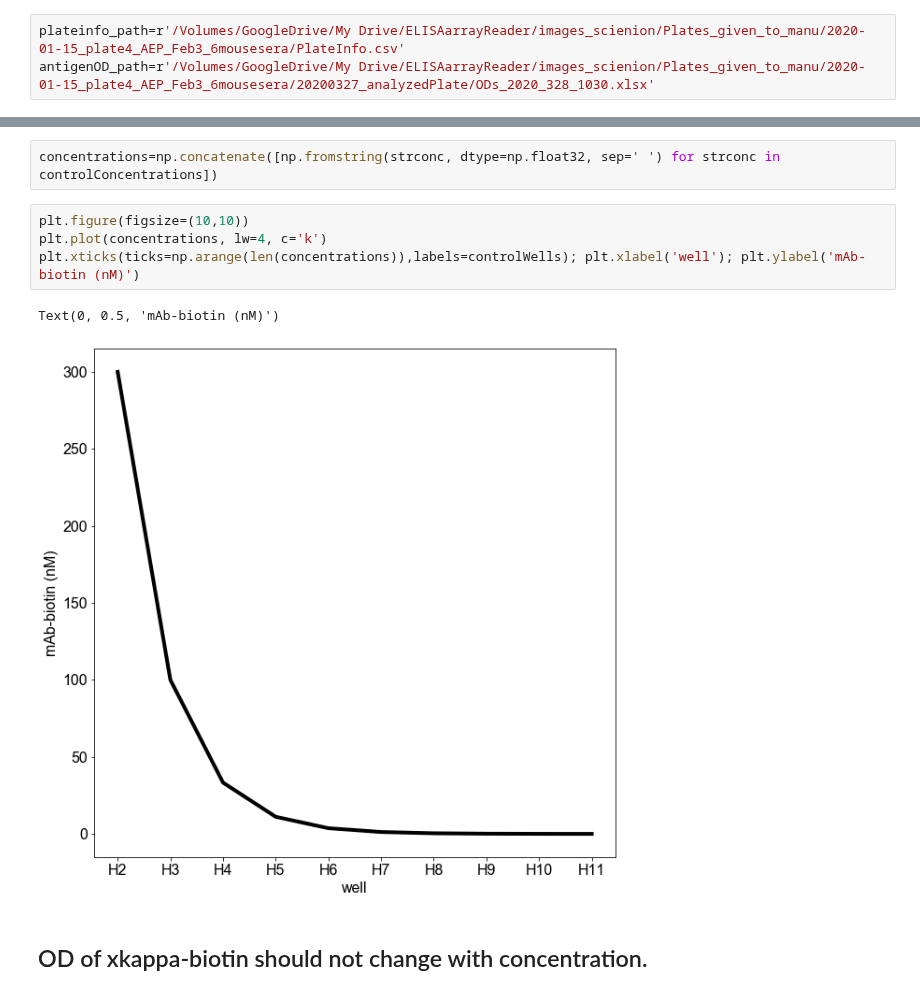
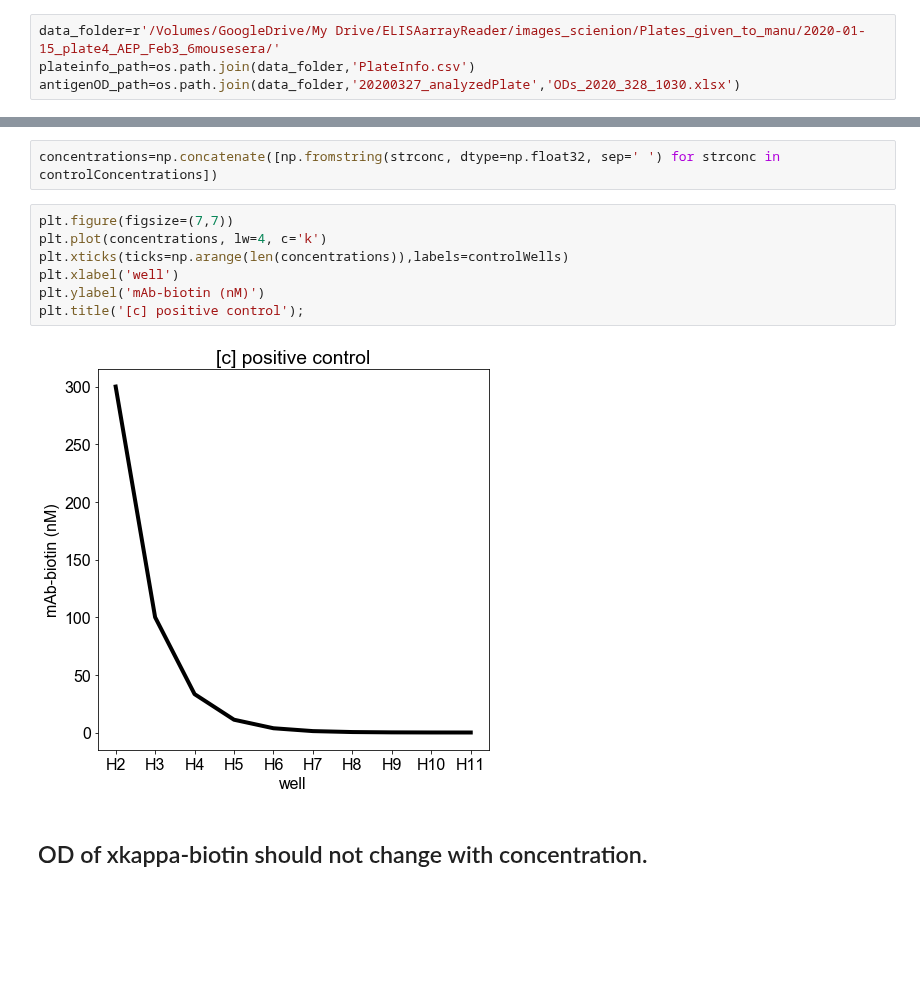
Before and after one commit to mehta-lab/multiSero, a Jupyter notebook: notebooks_interpretation/20200115_plate4_AEP_Feb3_6mousesera.ipynb, the cells around one changed output, grey strips where cells are left out. Saved outputs shown, nothing was run; the diff lists cells and outputs as text; blank space fills up the shorter version.

Commit message:
Analyzed controls for 20200115_plate4 data

```diff
--- a/notebooks_interpretation/20200115_plate4_AEP_Feb3_6mousesera.ipynb
+++ b/notebooks_interpretation/20200115_plate4_AEP_Feb3_6mousesera.ipynb
@@ -22,8 +23,9 @@ For ease of reading and manipulating data, all data is converted in $n$-dimensio
 # %% [markdown]
 # Read identity of wells and antigen spots in 2D arrays
 # %%
-plateinfo_path=r'/Volumes/GoogleDrive/My Drive/ELISAarrayReader/images_scienion/Plates_given_to_manu/2020-01-15_plate4_AEP_Feb3_6mousesera/PlateInfo.csv'
-antigenOD_path=r'/Volumes/GoogleDrive/My Drive/ELISAarrayReader/images_scienion/Plates_given_to_manu/2020-01-15_plate4_AEP_Feb3_6mousesera/20200327_analyzedPlate/ODs_2020_328_1030.xlsx'
+data_folder=r'/Volumes/GoogleDrive/My Drive/ELISAarrayReader/images_scienion/Plates_given_to_manu/2020-01-15_plate4_AEP_Feb3_6mousesera/'
+plateinfo_path=os.path.join(data_folder,'PlateInfo.csv')
+antigenOD_path=os.path.join(data_folder,'20200327_analyzedPlate','ODs_2020_328_1030.xlsx')
 # %%
 plateinfo_dataframe=pd.read_csv(plateinfo_path)
 pprint(plateinfo_dataframe)
@@ -193,12 +195,14 @@ array(['300 nM', '100 nM', '33.3 nM', '11.1 nM', '3.7 nM', '1.23 nM',
 # %%
 concentrations=np.concatenate([np.fromstring(strconc, dtype=np.float32, sep=' ') for strconc in controlConcentrations])
 # %%
-plt.figure(figsize=(10,10))
+plt.figure(figsize=(7,7))
 plt.plot(concentrations, lw=4, c='k')
-plt.xticks(ticks=np.arange(len(concentrations)),labels=controlWells); plt.xlabel('well'); plt.ylabel('mAb-biotin (nM)')
+plt.xticks(ticks=np.arange(len(concentrations)),labels=controlWells)
+plt.xlabel('well')
+plt.ylabel('mAb-biotin (nM)')
+plt.title('[c] positive control');
 # %% [output]
-Text(0, 0.5, 'mAb-biotin (nM)')
-[figure, old version]
+[figure, new version]
 # %% [markdown]
 ## OD of xkappa-biotin should not change with concentration.
 # %%
```
Also changed, not shown: parts of 9 cells of this notebook.
